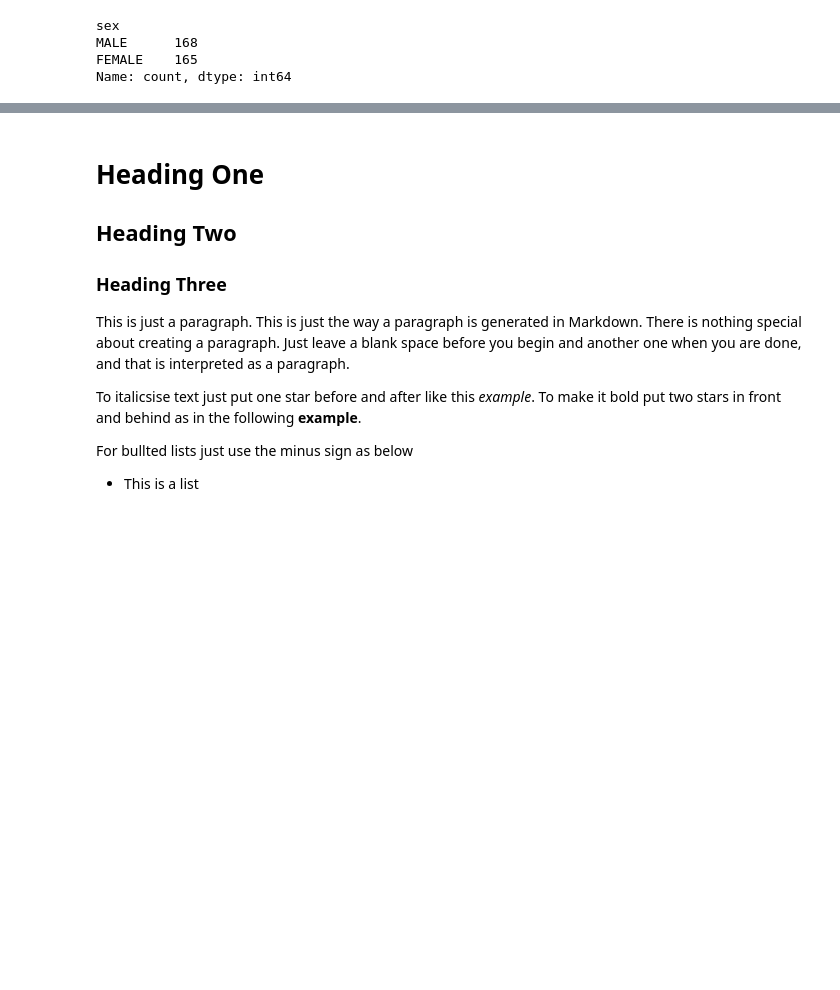
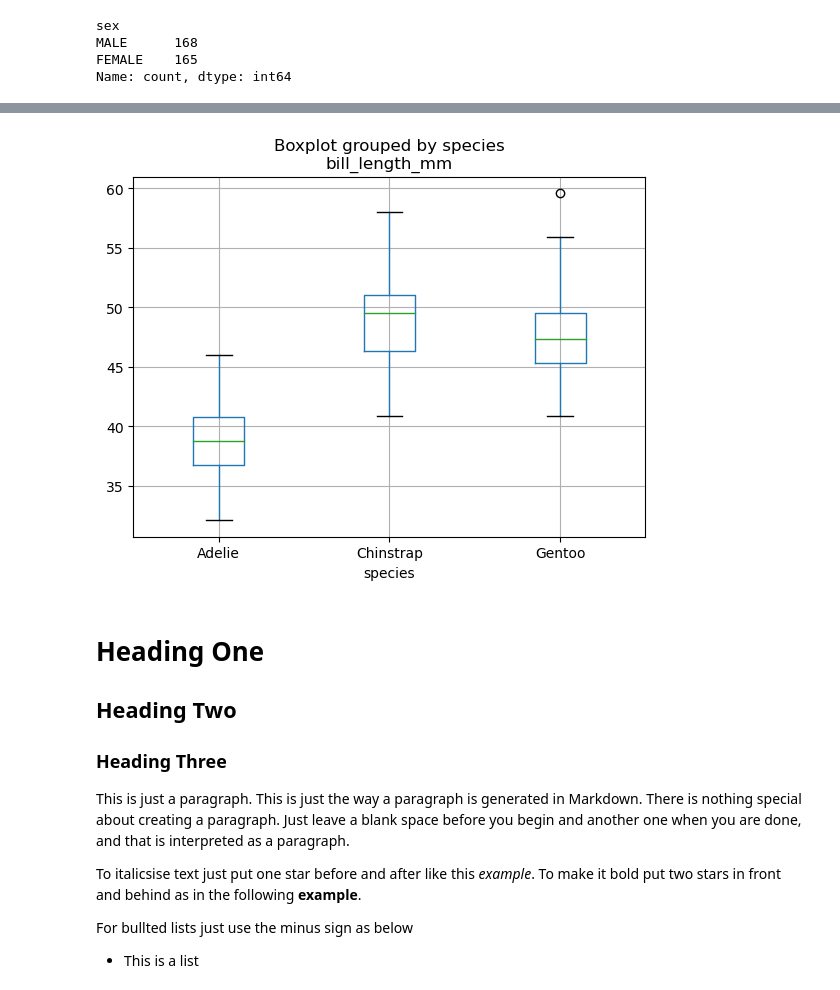
Before and after one commit to MikeCurleyCoosan/myproject, a Jupyter notebook: penguins.ipynb, the cells around one changed output, grey strips where cells are left out. Drawn from its saved outputs; the diff is of its cells as text; code cells hidden in the pictures; blank space fills up the shorter version.

```diff
--- a/penguins.ipynb
+++ b/penguins.ipynb
@@ -96,3 +114,7 @@ NameError: name 'df' is not defined
+# %%
+boxplot = df.boxplot(column=['bill_length_mm'], by='species')
+# %% [output]
+[figure, added]
 # %% [markdown]
 # Heading One
 ## Heading Two
```
Also changed, not shown: parts of 6 cells of this notebook, 1 other file.
